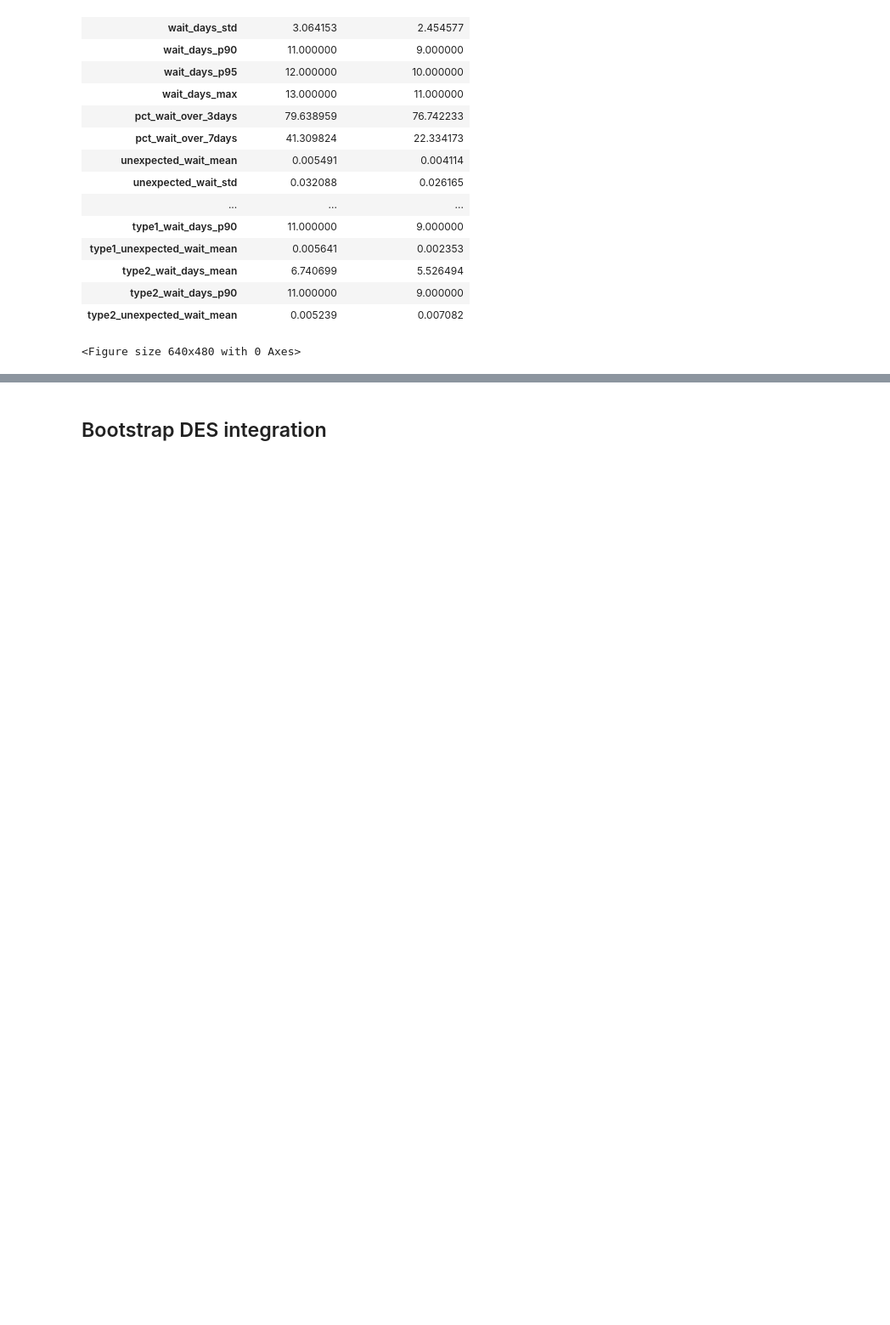
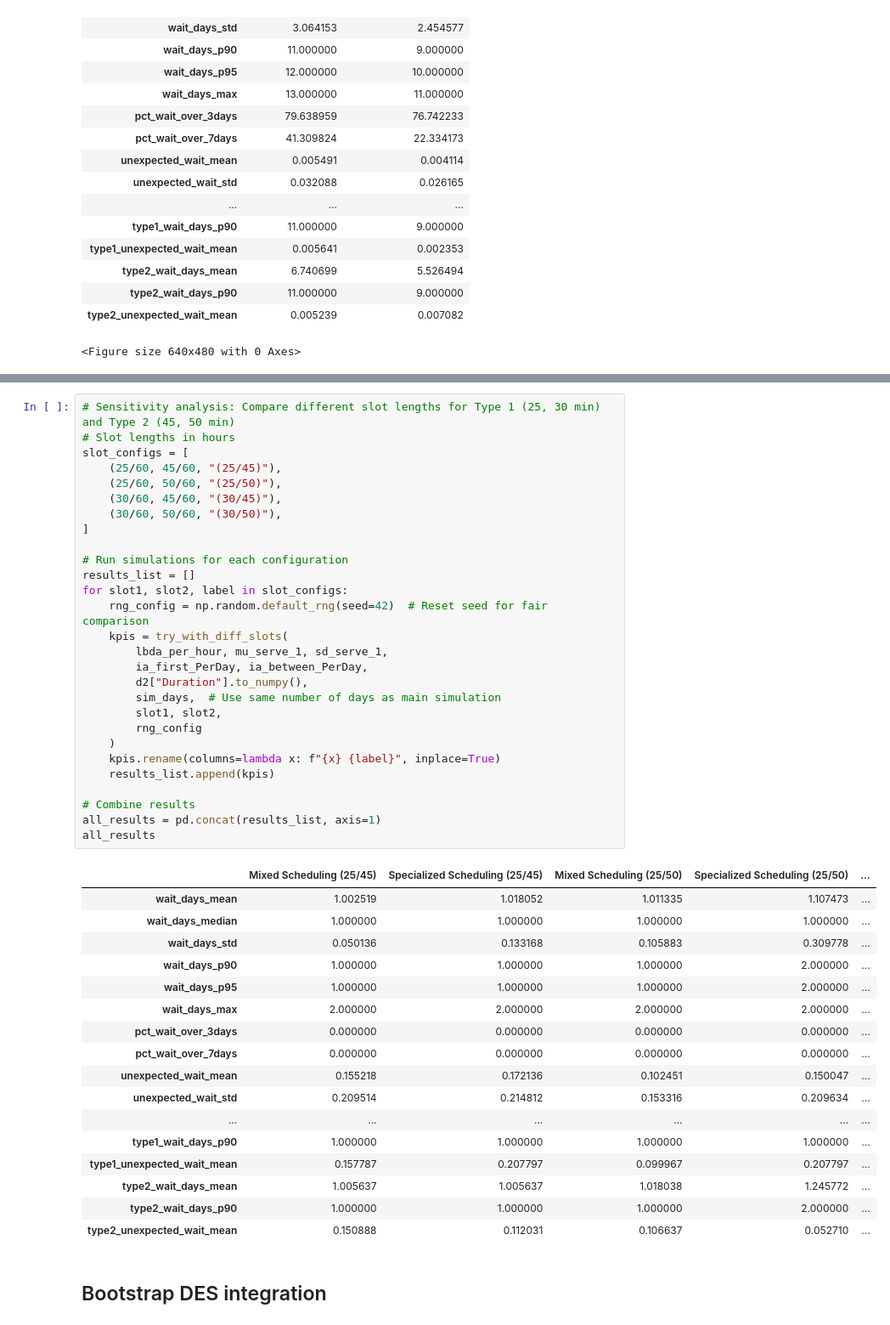
Before and after one commit to kristin-sy/MRI-Scan-Project-Computational, a Jupyter notebook: part2.ipynb, the cells around one changed output, grey strips where cells are left out. Shown at 85% size. Drawn from its saved outputs; the diff is of its cells as text; blank space fills up the shorter version.

```diff
--- a/part2.ipynb
+++ b/part2.ipynb
@@ -532,4 +532,50 @@ alt_kpis
 <Figure size 640x480 with 0 Axes>
+# %%
+# Sensitivity analysis: Compare different slot lengths for Type 1 (25, 30 min) and Type 2 (45, 50 min)
+# Slot lengths in hours
+slot_configs = [
+    (25/60, 45/60, "(25/45)"),
+    (25/60, 50/60, "(25/50)"),
+    (30/60, 45/60, "(30/45)"),
+    (30/60, 50/60, "(30/50)"),
+]
+
+# Run simulations for each configuration
+results_list = []
+for slot1, slot2, label in slot_configs:
+    rng_config = np.random.default_rng(seed=42)  # Reset seed for fair comparison
+    kpis = try_with_diff_slots(
+        lbda_per_hour, mu_serve_1, sd_serve_1,
+        ia_first_PerDay, ia_between_PerDay,
+        d2["Duration"].to_numpy(),
+        sim_days,  # Use same number of days as main simulation
+        slot1, slot2,
+        rng_config
+    )
+    kpis.rename(columns=lambda x: f"{x} {label}", inplace=True)
+    results_list.append(kpis)
+
+# Combine results
+all_results = pd.concat(results_list, axis=1)
+all_results
+# %% [output]
+|  | Mixed Scheduling (25/45) | Specialized Scheduling (25/45) | Mixed Scheduling (25/50) | Specialized Scheduling (25/50) | ... |
+| wait_days_mean | 1.002519 | 1.018052 | 1.011335 | 1.107473 | ... |
+| wait_days_median | 1.000000 | 1.000000 | 1.000000 | 1.000000 | ... |
+| wait_days_std | 0.050136 | 0.133168 | 0.105883 | 0.309778 | ... |
+| wait_days_p90 | 1.000000 | 1.000000 | 1.000000 | 2.000000 | ... |
+| wait_days_p95 | 1.000000 | 1.000000 | 1.000000 | 2.000000 | ... |
+| wait_days_max | 2.000000 | 2.000000 | 2.000000 | 2.000000 | ... |
+| pct_wait_over_3days | 0.000000 | 0.000000 | 0.000000 | 0.000000 | ... |
+| pct_wait_over_7days | 0.000000 | 0.000000 | 0.000000 | 0.000000 | ... |
+| unexpected_wait_mean | 0.155218 | 0.172136 | 0.102451 | 0.150047 | ... |
+| unexpected_wait_std | 0.209514 | 0.214812 | 0.153316 | 0.209634 | ... |
+| ... | ... | ... | ... | ... | ... |
+| type1_wait_days_p90 | 1.000000 | 1.000000 | 1.000000 | 1.000000 | ... |
+| type1_unexpected_wait_mean | 0.157787 | 0.207797 | 0.099967 | 0.207797 | ... |
+| type2_wait_days_mean | 1.005637 | 1.005637 | 1.018038 | 1.245772 | ... |
+| type2_wait_days_p90 | 1.000000 | 1.000000 | 1.000000 | 2.000000 | ... |
+| type2_unexpected_wait_mean | 0.150888 | 0.112031 | 0.106637 | 0.052710 | ... |
 # %% [markdown]
 ## Bootstrap DES integration
 # %%
```
Also changed, not shown: parts of 1 cell of this notebook, 8 other files.
